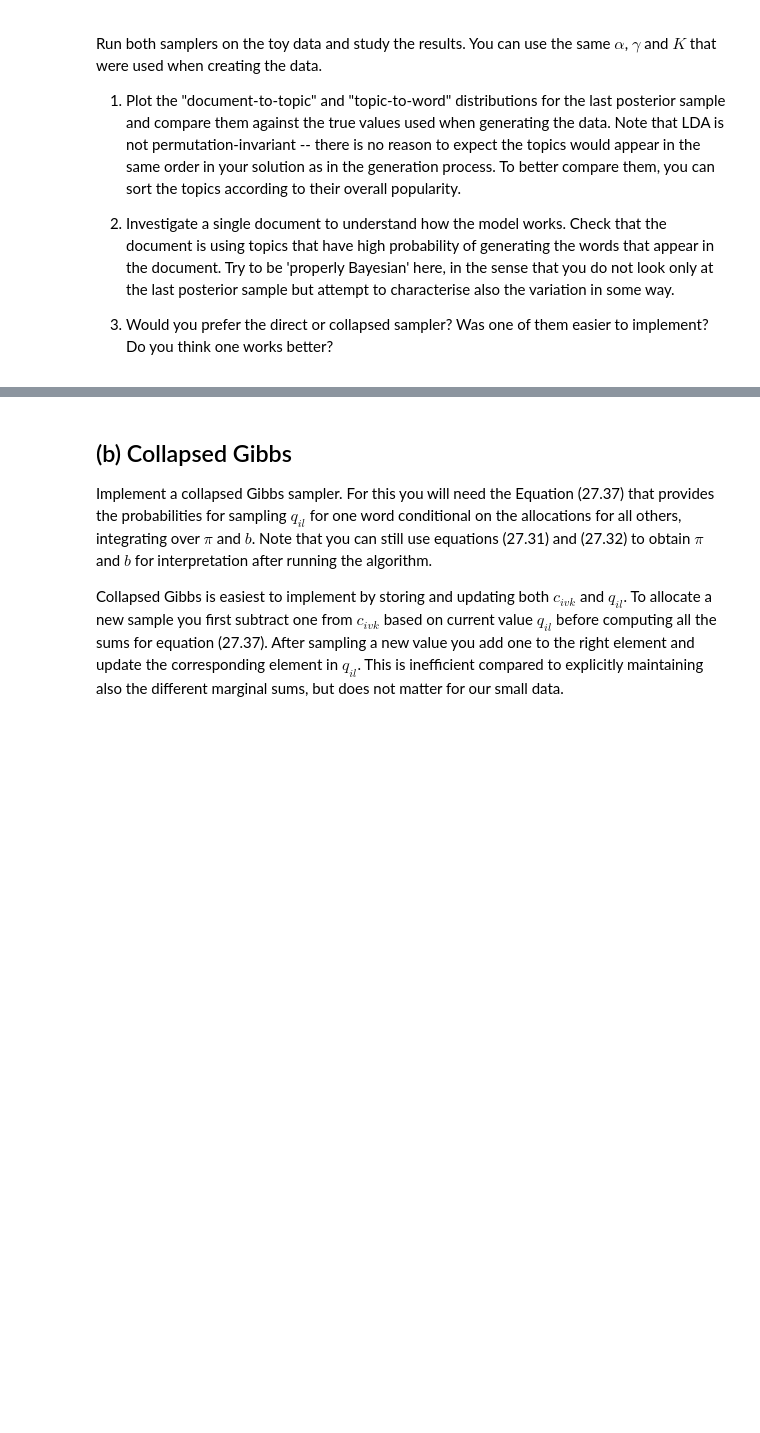
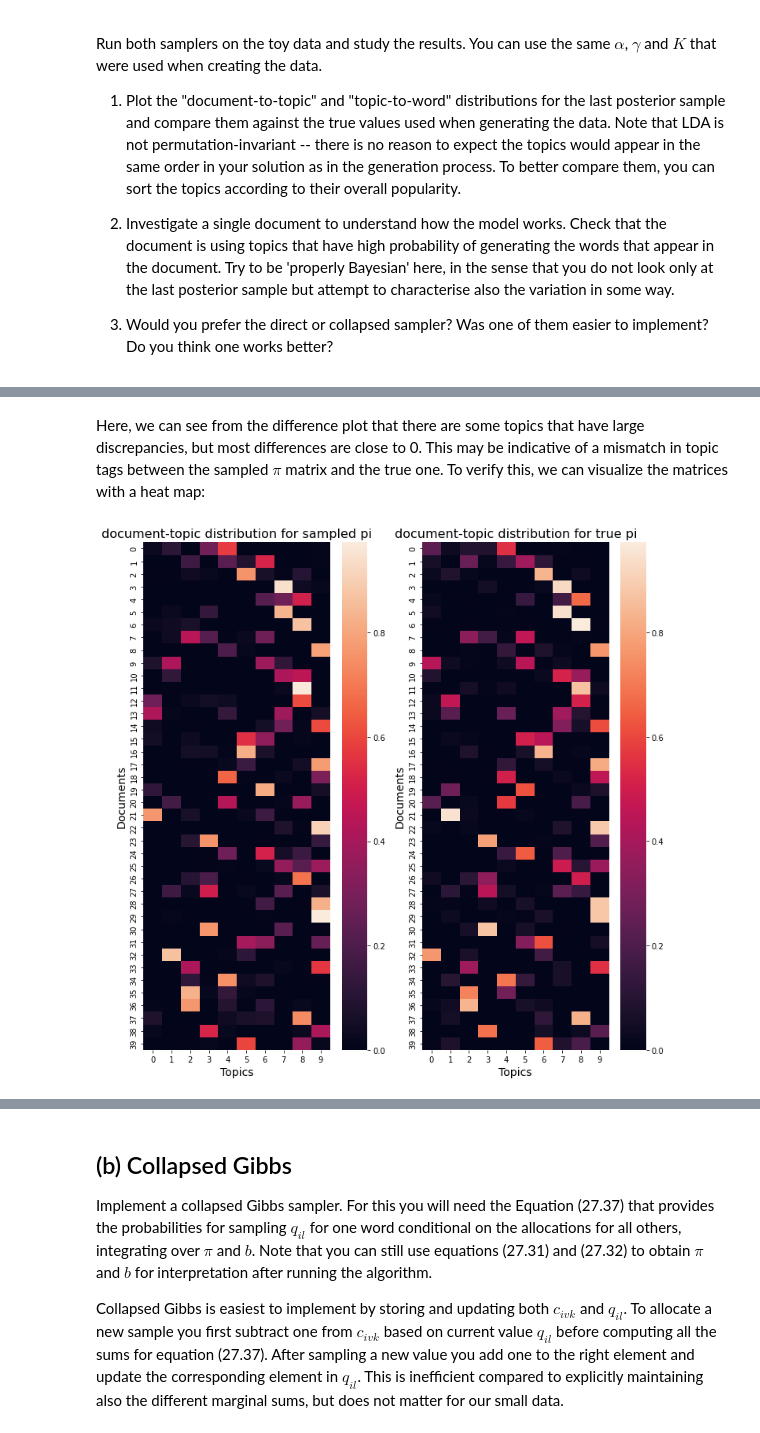
Before and after one commit to vyeoms/assignments, a Jupyter notebook: bml/set2/set2.ipynb, the cells around one changed output, grey strips where cells are left out. Drawn from its saved outputs; the diff is of its cells as text; code cells hidden in the pictures; blank space fills up the shorter version.

```diff
--- a/bml/set2/set2.ipynb
+++ b/bml/set2/set2.ipynb
@@ -422,3 +418,27 @@ Run both samplers on the toy data and study the results. You can use the same $\
 2. Investigate a single document to understand how the model works. Check that the document is using topics that have high probability of generating the words that appear in the document. Try to be 'properly Bayesian' here, in the sense that you do not look only at the last posterior sample but attempt to characterise also the variation in some way.
 
 3. Would you prefer the direct or collapsed sampler? Was one of them easier to implement? Do you think one works better?
+# %%
+import seaborn as sns
+
+matplotlib.rcParams['figure.figsize'] = [10, 10]
+
+# document-to-topic: pi
+# topic-to-word: b
+
+# Get the last sample of each parameter for part (c).1
+last_pi = pi[-N:,:]
+last_b = b[-K_true:,:]
+last_q = q[-N:,:]
+
+# "Metric" of popularity: The total sum across the topics on the pi matrix
+pi_popularity_topic_sample = np.sum(last_pi, axis=0)
+sorted_pi_sample_direct = last_pi[:,pi_popularity_topic_sample.argsort()]
+
+pi_popularity_topic_true = np.sum(pi_true, axis=0)
+sorted_pi_true = pi_true[:,pi_popularity_topic_true.argsort()]
+
+# "Metric" of popularity: The total sum across the topics on the b matrix
+sorted_b_sample_direct = last_b[np.argsort(last_b.sum(axis=1))]
+
+sorted_b_true = b_true[np.argsort(b_true.sum(axis=1))]
@@ -516,0 +485,22 @@ plt.show()
+# %% [markdown]
+Here, we can see from the difference plot that there are some topics that have large discrepancies, but most differences are close to 0. This may be indicative of a mismatch in topic tags between the sampled $\pi$ matrix and the true one. To verify this, we can visualize the matrices with a heat map:
+# %%
+def heatmap_pi(pi_sample, pi_true):
+    plt.subplot(121)
+    sns.heatmap(pi_sample)
+    plt.xlabel("Topics", fontsize=14)
+    plt.ylabel("Documents", fontsize=14)
+    plt.title(f"document-topic distribution for sampled pi", fontsize=16)
+
+    plt.subplot(122)
+    sns.heatmap(pi_true)
+    plt.xlabel("Topics", fontsize=14)
+    plt.ylabel("Documents", fontsize=14)
+    plt.title(f"document-topic distribution for true pi", fontsize=16)
+
+    plt.tight_layout();
+    return
+
+heatmap_pi(sorted_pi_sample_direct, sorted_pi_true)
+# %% [output]
+[figure, added]
```
Also changed, not shown: parts of 32 cells of this notebook, 1 other file.
